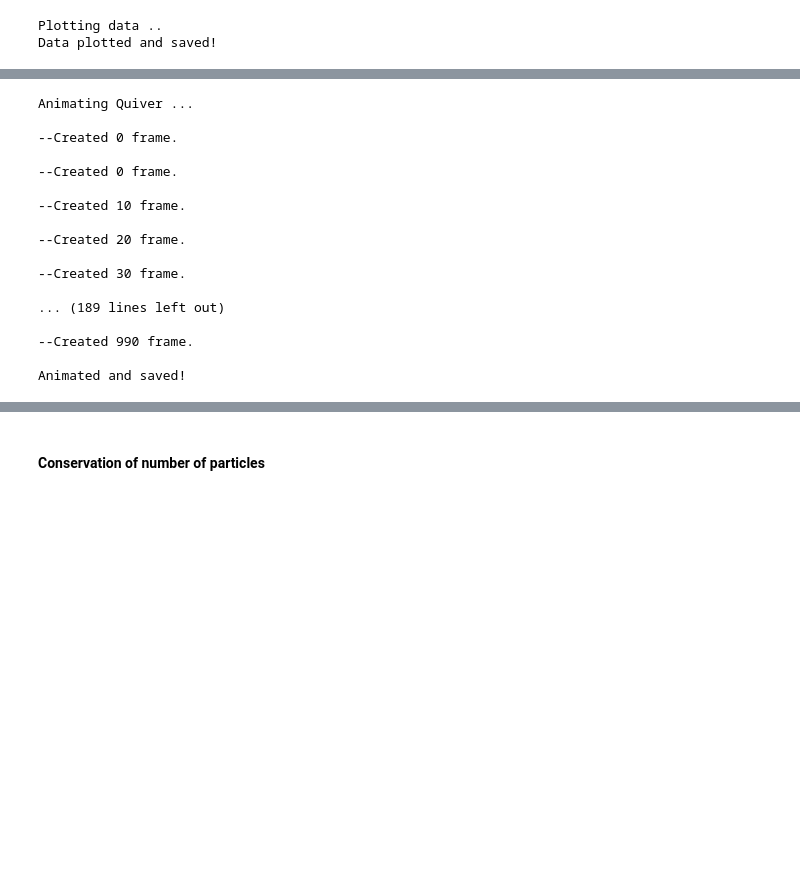
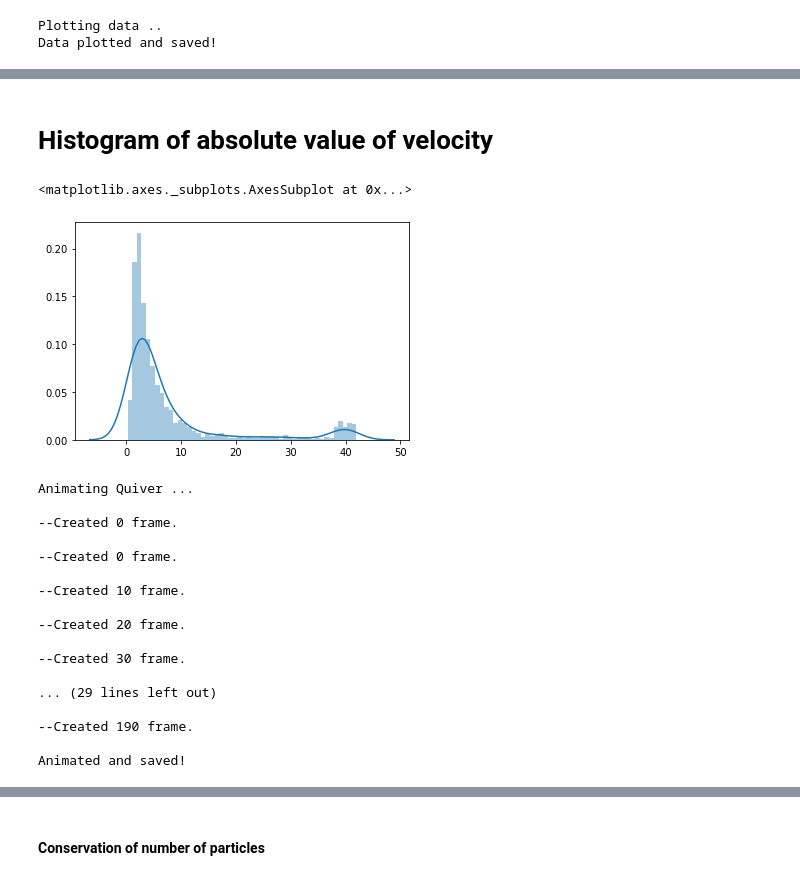
Before and after one commit to SaphCode/MPCD, a Jupyter notebook: Analysis/thesis.ipynb, the cells around one changed output, grey strips where cells are left out. Cells and saved outputs as stored; diff of their text form; code cells hidden in the pictures; blank space fills up the shorter version.

```diff
--- a/Analysis/thesis.ipynb
+++ b/Analysis/thesis.ipynb
@@ -563,3 +621,11 @@ Data plotted and saved!
+# %% [markdown]
+# Histogram of absolute value of velocity
+# %%
+last_vels = particles[['vx{}'.format(timesteps), 'vy{}'.format(timesteps)]]**2
+sns.distplot(np.sqrt(last_vels.sum(axis = 1)))
+# %% [output]
+<matplotlib.axes._subplots.AxesSubplot at 0x...>
+[figure, added]
 # %%
 from matplotlib import animation
 print('Animating Quiver ...\n')
@@ -568,7 +634,7 @@ print('Animating Quiver ...\n')
 fig = plt.figure()
 ax = plt.axes(xlim=(x_0_region, x_max_region), ylim=(y_0_region, y_max_region))
 
-quiv = ax.quiver(I, J, 10**-5*U[0], 10**-5*V[0], scale = 1) #10**-5*U10**-5*V
+quiv = ax.quiver(I, J, 10**-12*U[0], 10**-12*V[0], scale = 1) #10**-5*U10**-5*V
 
 # initialization function: plot the background of each frame
 def init():
@@ -578,7 +644,7 @@ def init():
 # animation function.  This is called sequentially
 def animate(it, quiv, I, J):
     #color = np.sqrt(U[it]**2 + V[it]**2)
-    quiv.set_UVC(10**-5+U[it], 10**-5*V[it]) #*10**-5*
+    quiv.set_UVC(10**-12*U[it], 10**-12*V[it]) #*10**-5*
     if (it % 10 == 0):
         print('--Created {} frame.\n'.format(it))
     #quiv.set_color(color)
@@ -610,9 +676,9 @@ Animating Quiver ...
 
 --Created 30 frame.
 
-... (189 lines left out)
+... (29 lines left out)
 
---Created 990 frame.
+--Created 190 frame.
 
 Animated and saved!
 # %%
```
Also changed, not shown: parts of 40 cells of this notebook, 38 other files.
